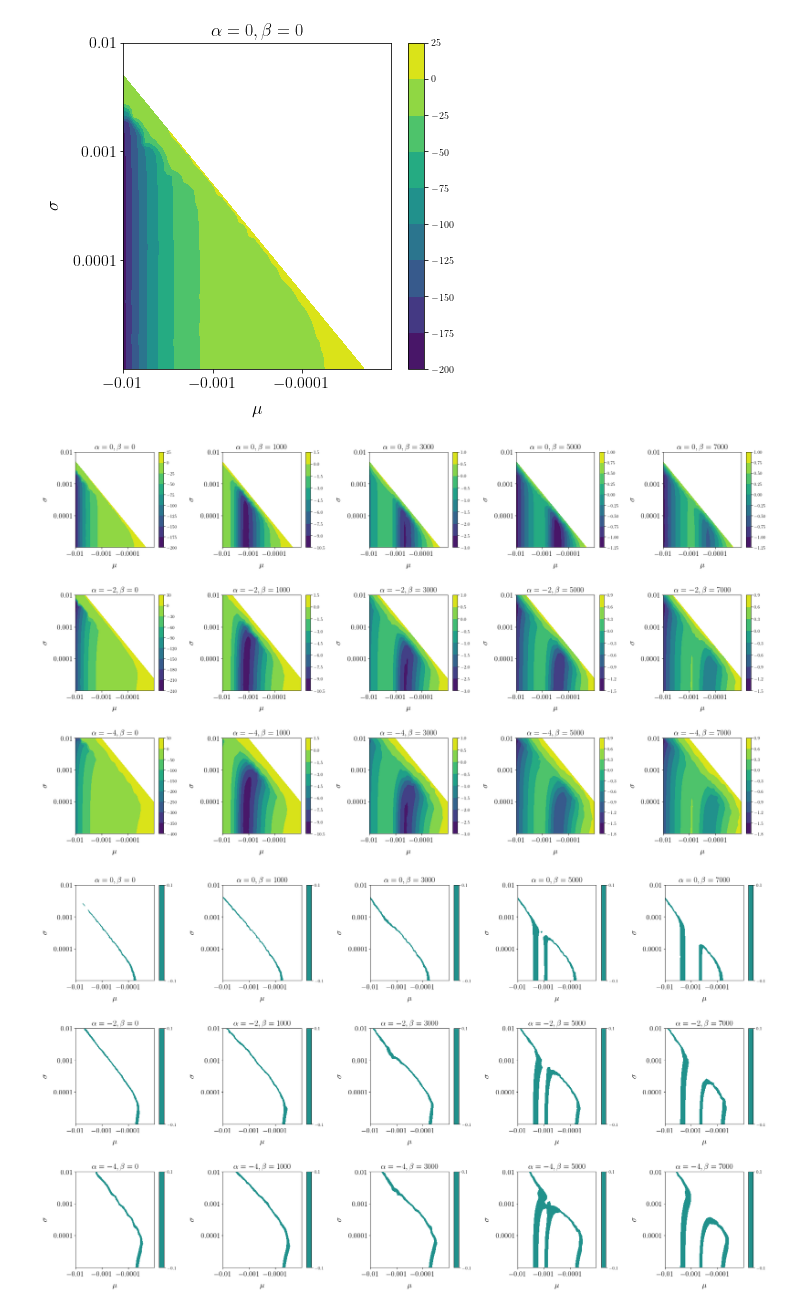
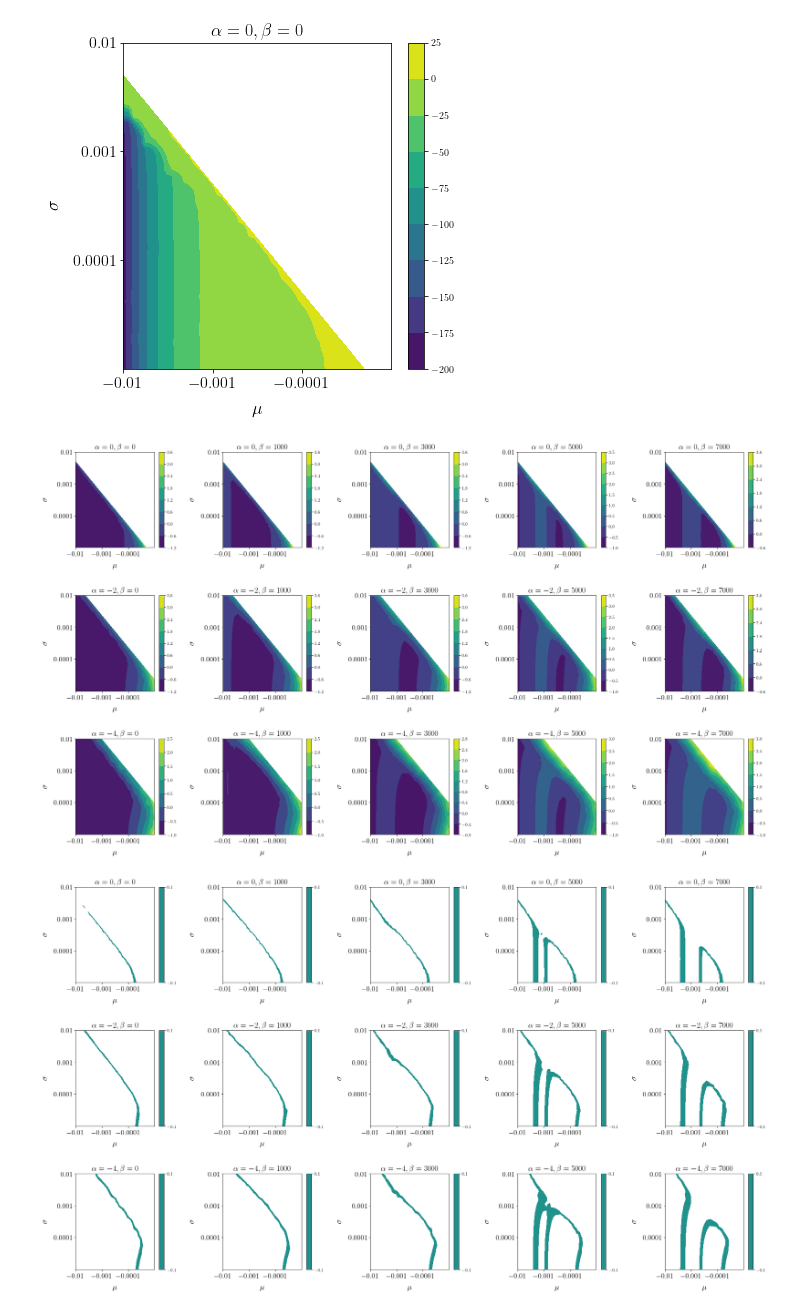
Before and after one commit to alyulina/spoon-billed-sandpiper, a Jupyter notebook: notebook-ver22.ipynb, the cells around one changed output. Saved outputs shown, nothing was run; the diff lists cells and outputs as text; code cells hidden in the pictures.

```diff
--- a/notebook-ver22.ipynb
+++ b/notebook-ver22.ipynb
@@ -31,6 +31,9 @@ beta = [0, 1000, 3000, 5000, 7000]
 
 mu_sigma = [[x, y] for x in mu for y in sigma]
 alpha_beta = [[x, y] for x in alpha for y in beta]
+
+mu_cut = [x for x in mu if x > -0.015]
+sigma_cut = [x for x in sigma if x < 0.015]
 # %%
 # used area.nb to compute how much of the probability density of the distribution of fitness effects is above zero; reading the output
 # rounding is important! doing up to 4 digits here
@@ -206,3 +209,8 @@ for j in alpha_beta:
                 rns_het_j_err.append(i)
     rns_het_alpha_beta.append(rns_het_j)
     rns_het_alpha_beta_err.append(rns_het_j_err)
+# %%
+rns_het_alpha_beta_dict = [] # a list of dictionaries w/ het values for mu, sigma for alpha, beta
+
+for i in range(len(alpha_beta)):
+    rns_het_alpha_beta_dict.append(dict(zip([' '.join(x.split()[:2]) for x in rns_het_alpha_beta[i]], [x.split()[-1] for x in rns_het_alpha_beta[i]])))
@@ -208,0 +300,27 @@ for j in alpha_beta:
+# %%
+plt.figure(figsize=(28, 16))
+
+grid = gridspec.GridSpec(ncols=5, nrows=3,
+                         width_ratios=[1, 1, 1, 1, 1], wspace=0.5,
+                         height_ratios=[1, 1, 1], hspace=0.5)
+
+for i in range(len(alpha_beta)):
+
+    plt.subplot(grid[i // len(beta), i % len(beta)])
+
+    plt.contourf(mu_interp, sigma_interp[::-1],  [[(x - rns_het_mateusz)/ rns_het_mateusz for x in y] for y in rns_het_alpha_beta_mu_sigma_interp[i]], levels = [-0.01, 0.01], alpha=1)
+    plt.scatter([-np.log(abs(float(x.split()[0]))) for x in rns_het_alpha_beta_err[i]], [np.log(float(x.split()[1])) for x in rns_het_alpha_beta_err[i]], c=[(float(x.split()[-1]) - rns_het_mateusz) / rns_het_mateusz for x in rns_het_alpha_beta_err[i]], norm = matplotlib.colors.Normalize(vmin=-0.5, vmax=0.5), s=20)
+
+    plt.colorbar()
+
+    plt.xlim(-np.log(abs(-0.01)), -np.log(abs(0.00001)))
+    plt.ylim(np.log(abs(0.00001)), np.log(abs(0.01)))
+
+    plt.yticks([np.log(0.01), np.log(0.001), np.log(0.0001)], [r'$0.01$', r'$0.001$', r'$0.0001$'], fontsize=16)
+    plt.xticks([-np.log(abs(-0.01)), -np.log(abs(-0.001)), -np.log(abs(-0.0001))], [r'$-0.01$', r'$-0.001$', r'$-0.0001$'], fontsize=16)
+
+    plt.xlabel(r'$\mu$', labelpad=12, fontsize=18);
+    plt.ylabel(r'$\sigma$', labelpad=12, fontsize=18);
+    plt.title(r'$\alpha=' + str(alpha_beta[i][0]) + r', \beta=' + str(alpha_beta[i][1]) + r'$', fontsize=18)
+
+# plt.savefig('rns-het-err=-0.01_0.01_interpn.png', dpi=300, bbox_inches='tight')
@@ -237,35 +357,35 @@ plt.figure(figsize=(28, 16))
 grid = gridspec.GridSpec(ncols=5, nrows=3,
                          width_ratios=[1, 1, 1, 1, 1], wspace=0.5,
                          height_ratios=[1, 1, 1], hspace=0.5)
 
 for i in range(len(alpha_beta)):
 
     plt.subplot(grid[i // len(beta), i % len(beta)])
 
     interpolation = scipy.interpolate.LinearNDInterpolator([(-np.log(abs(float(x.split()[0]))), np.log(float(x.split()[1]))) for x in rns_het_alpha_beta[i]], [float(x.split()[-1]) for x in rns_het_alpha_beta[i]])
     x = np.linspace(-np.log(abs(-0.01)), -np.log(abs(0.00001)))
     y = np.linspace(np.log(abs(0.00001)), np.log(abs(0.01)))
     x, y = np.meshgrid(x, y)
     z = interpolation(x, y)
 
     # plt.contourf(x, y, (z - 0.000911) / z, levels = [-0.01, 0.01])
-    plt.contourf(x, y, (z - 0.000911) / z)
+    plt.contourf(x, y, (z - 0.000911) / 0.000911)
 
     plt.colorbar()
 
     plt.xlim(-np.log(abs(-0.01)), -np.log(abs(0.00001)))
     plt.ylim(np.log(abs(0.00001)), np.log(abs(0.01)))
 
     plt.yticks([np.log(0.01), np.log(0.001), np.log(0.0001)], [r'$0.01$', r'$0.001$', r'$0.0001$'], fontsize=16)
     plt.xticks([-np.log(abs(-0.01)), -np.log(abs(-0.001)), -np.log(abs(-0.0001))], [r'$-0.01$', r'$-0.001$', r'$-0.0001$'], fontsize=16)
 
     plt.xlabel(r'$\mu$', labelpad=12, fontsize=18);
     plt.ylabel(r'$\sigma$', labelpad=12, fontsize=18);
     plt.title(r'$\alpha=' + str(alpha_beta[i][0]) + r', \beta=' + str(alpha_beta[i][1]) + r'$', fontsize=18)
 
 # plt.savefig('rns-het-err=0.png', dpi=300, bbox_inches='tight')
 # %% [output]
-[figure, old version]
+[figure, new version]
 # %%
 plt.figure(figsize=(28, 16))
 
```
Also changed, not shown: parts of 12 cells of this notebook.
